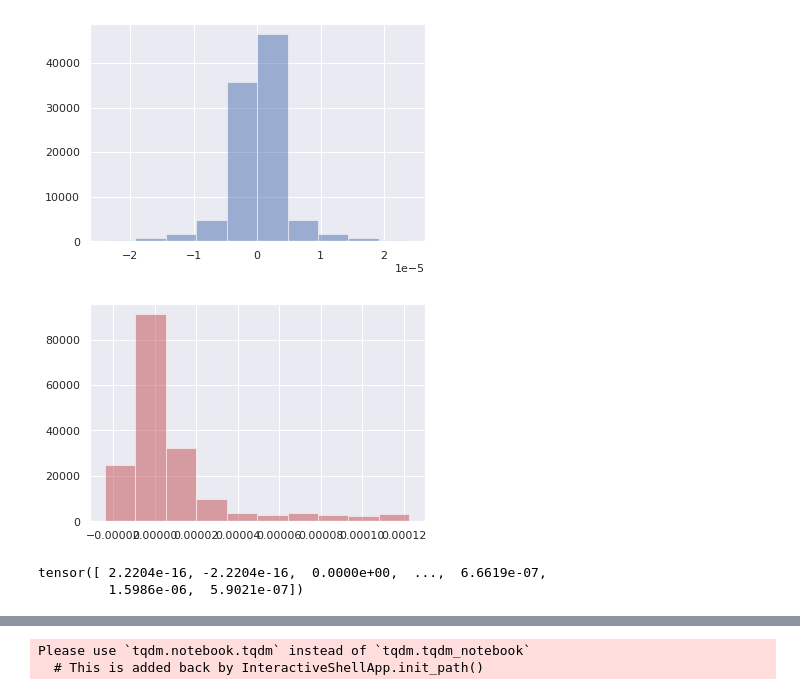
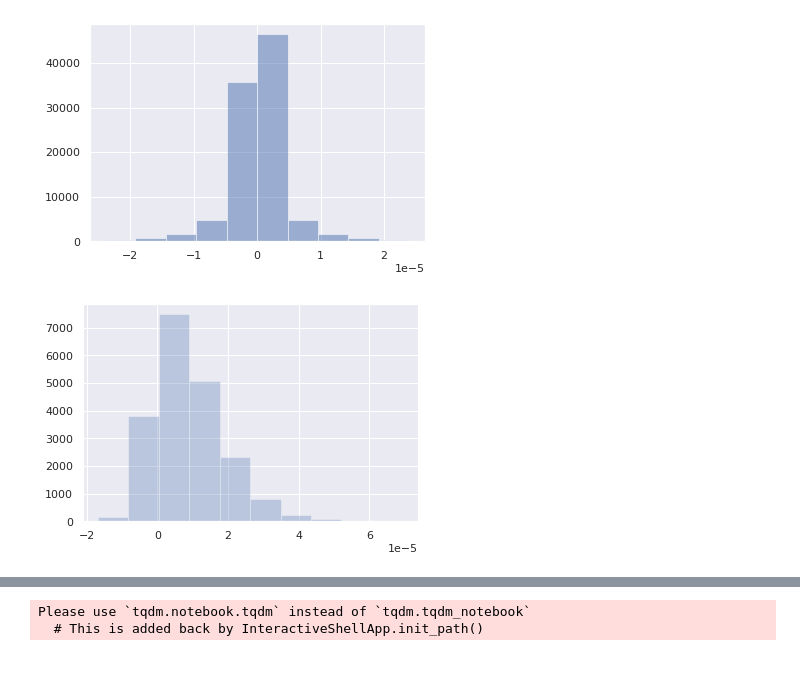
Before and after one commit to andreas-koukorinis/PaperCode, a Jupyter notebook: hypothesisTesting/Tensorflow mmd implementation.ipynb, the cells around one changed output, grey strips where cells are left out. Cells and saved outputs as stored; diff of their text form; code cells hidden in the pictures; blank space fills up the shorter version.

```diff
--- a/hypothesisTesting/Tensorflow mmd implementation.ipynb
+++ b/hypothesisTesting/Tensorflow mmd implementation.ipynb
@@ -108,16 +101,21 @@ print(concatDfSymbol1.shape, concatDfSymbol2.shape)
 # %%
-mp1['MicroPriceChange']=concatDfSymbol1.MicroPrice.pct_change()
-mp2['MicroPriceChange']=concatDfSymbol2.MicroPrice.pct_change()
+mp1['MicroPriceChange']=mp1.MicroPrice.pct_change()
+mp2['MicroPriceChange']=mp2.MicroPrice.pct_change()
 # %%
 X =mp1[(mp1.MicroPriceChange<mp1.MicroPriceChange.quantile(.95)) & (mp1.MicroPriceChange>mp1.MicroPriceChange.quantile(.05))].MicroPriceChange.values
 # %%
 Y =mp2[(mp2.MicroPriceChange<mp2.MicroPriceChange.quantile(.95)) & (mp2.MicroPriceChange>mp1.MicroPriceChange.quantile(.05))].MicroPriceChange.values
+# %%
+from scipy import signal
+Y_ds =  signal.resample(Y, 20000)
+X_ds = signal.resample(X, 20000)
 # %%
 _=plt.hist(X, alpha=0.5)
 #_=plt.hist(Y, alpha=0.5, color='red')
 # %% [output]
 [figure]
 # %%
-_=plt.hist(Y, alpha=0.5, color='r')
+
+_=plt.hist(Y_ds, alpha = 0.3)
 # %% [output]
-[figure, old version]
+[figure, new version]
@@ -126,5 +121,0 @@ _=plt.hist(Y, alpha=0.5, color='r')
-# %%
-X
-# %% [output]
-tensor([ 2.2204e-16, -2.2204e-16,  0.0000e+00,  ...,  6.6619e-07,
-         1.5986e-06,  5.9021e-07])
```
Also changed, not shown: parts of 16 cells of this notebook, 6 other files.
